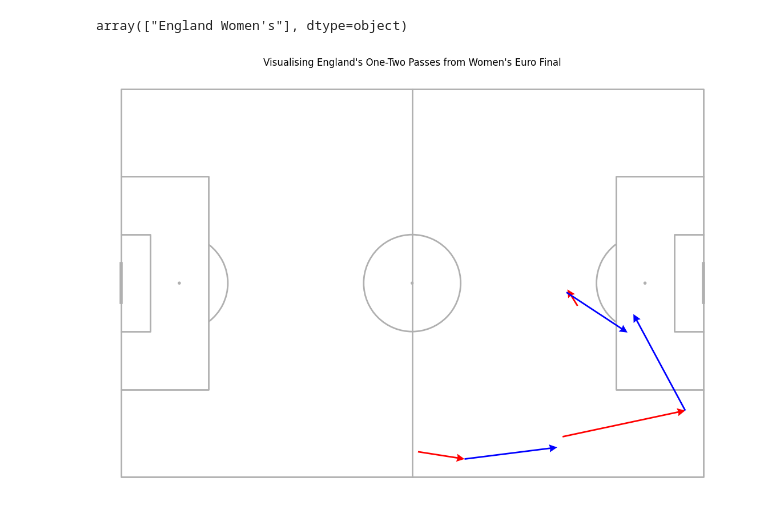
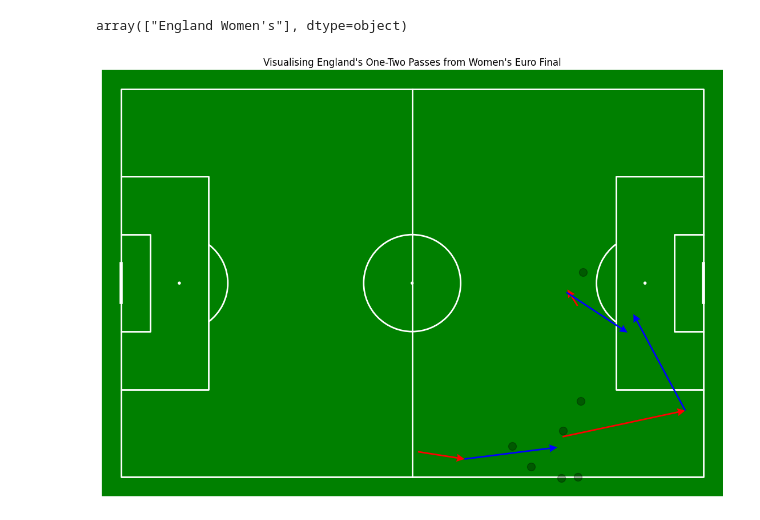
Before and after one commit to maia-trower/one_two_WSL, a Jupyter notebook: test_notebook.ipynb, the cells around one changed output. Drawn from its saved outputs; the diff is of its cells as text; code cells hidden in the pictures.

```diff
--- a/test_notebook.ipynb
+++ b/test_notebook.ipynb
@@ -229,7 +229,9 @@ for i in range(len(test_match)):
             if line_dist_end < line_dist_start*0.8 and pass_dist < 5:
                 one_two_idx.append([test_match.index[i], next_5_df.index[j]])
             # # or if the distance between the goal itself is reduced
-            # elif
+            start_goal_dist = np.sqrt(np.power(test_match["location"].iloc[i][0]-120,2) + np.power(test_match["location"].iloc[i][1]-40,2))
+            end_goal_dist = np.sqrt(np.power(next_5_df["pass_endlocation"].iloc[i][0]-120,2) + np.power(next_5_df["pass_end_location"].iloc[i][1]-40,2))
+            elif end_goal_dist < 0.75*start_goal_dist
 # %%
 onetwos = np.array(one_two_idx).reshape(1,-1)
 # %%
@@ -240,29 +242,30 @@ all_onetwos = test_match.loc[onetwos[0]]
 all_onetwos[["x_start", "y_start"]] = pd.DataFrame(all_onetwos.location.tolist(), index=all_onetwos.index)
 all_onetwos[["x_end", "y_end"]] = pd.DataFrame(all_onetwos.pass_end_location.tolist(), index=all_onetwos.index)
 # %%
-p = Pitch(pitch_type='statsbomb')
+p = Pitch(line_color="white", pitch_color="green", pitch_type='statsbomb')
 
 fig, ax = p.draw(figsize=(12,8))
 
 ax.set_title("Visualising England\'s One-Two Passes from Women\'s Euro Final")
 
 for i in range(len(all_onetwos)):
+
     if i % 2:
         color="blue"
         #p.scatter(x=all_onetwos['x_start'].iloc[i], y=all_onetwos['y_start'].iloc[i], ax=ax, c=color, s=100)
     else:
         color="red"
 
     # p.scatter(x=all_onetwos['x_start'].iloc[1], y=all_onetwos['y_start'].iloc[1], ax=ax, c="blue", s=100)
     p.arrows(xstart=all_onetwos["x_start"].iloc[i], ystart=all_onetwos["y_start"].iloc[i], xend=all_onetwos["x_end"].iloc[i], yend=all_onetwos["y_end"].iloc[i], ax=ax, width=2, headwidth=5, headlength=5, color=color)
     # p.arrows(xstart=temp["x_start"].iloc[1], ystart=temp["y_start"].iloc[1], xend=temp["x_end"].iloc[1], yend=temp["y_end"].iloc[1], ax=ax, width=2, headwidth=5, headlength=5, color="blue")
 
 
-# for x in temp.iloc[0]["freeze_frame"]:
-#     if x["teammate"]:
-#         color="blue"
-#     else:
-#         color="red"
-#     p.scatter(x=x["location"][0], y=x["location"][1], ax=ax, c=color, s=100)
+for x in all_onetwos.iloc[0]["freeze_frame"]:
+    if x["teammate"]:
+        pass
+    else:
+        color="black"
+        p.scatter(x=x["location"][0], y=x["location"][1], ax=ax, c=color, s=100, alpha=0.3)
 # %% [output]
-[figure, old version]
+[figure, new version]
```
Also changed, not shown: parts of 4 cells of this notebook, 1 other file.
